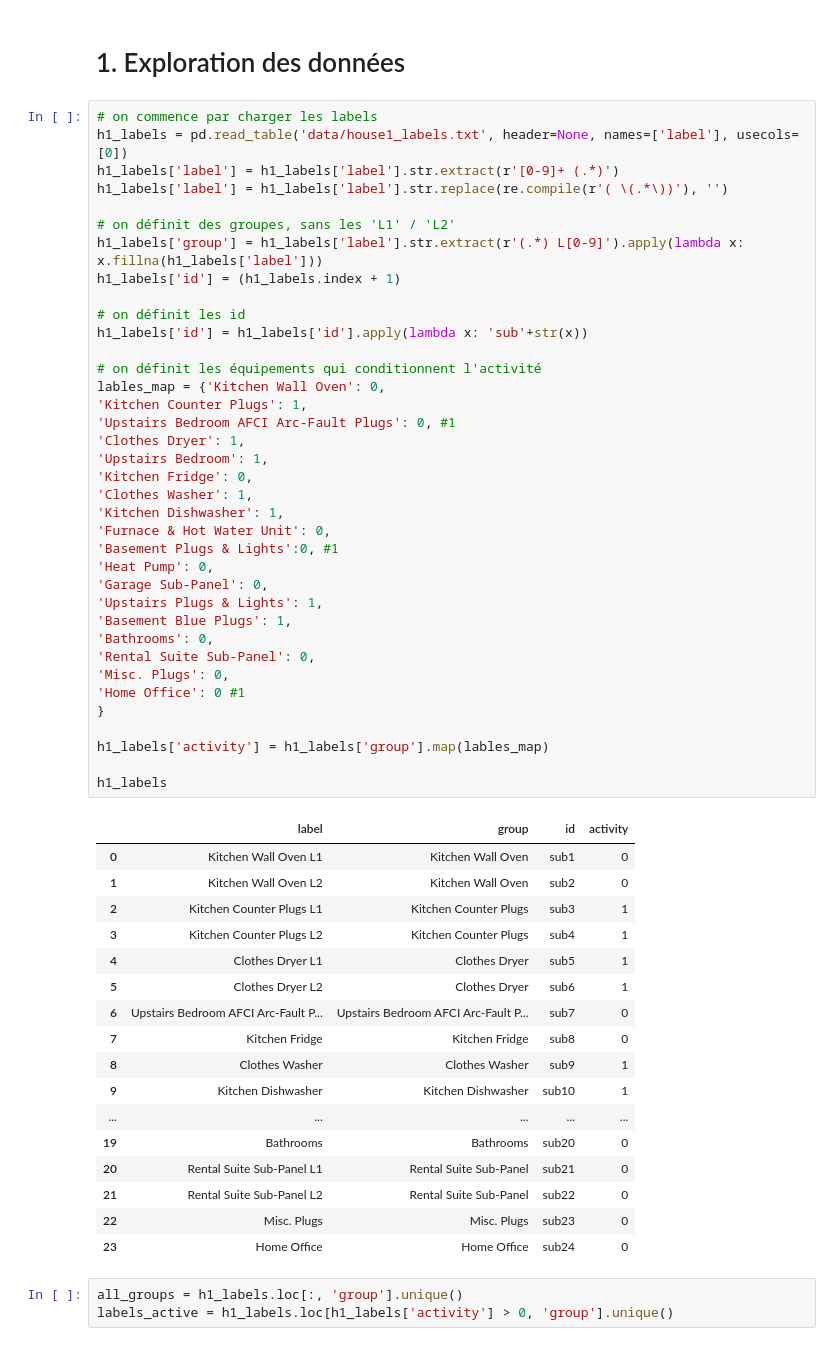
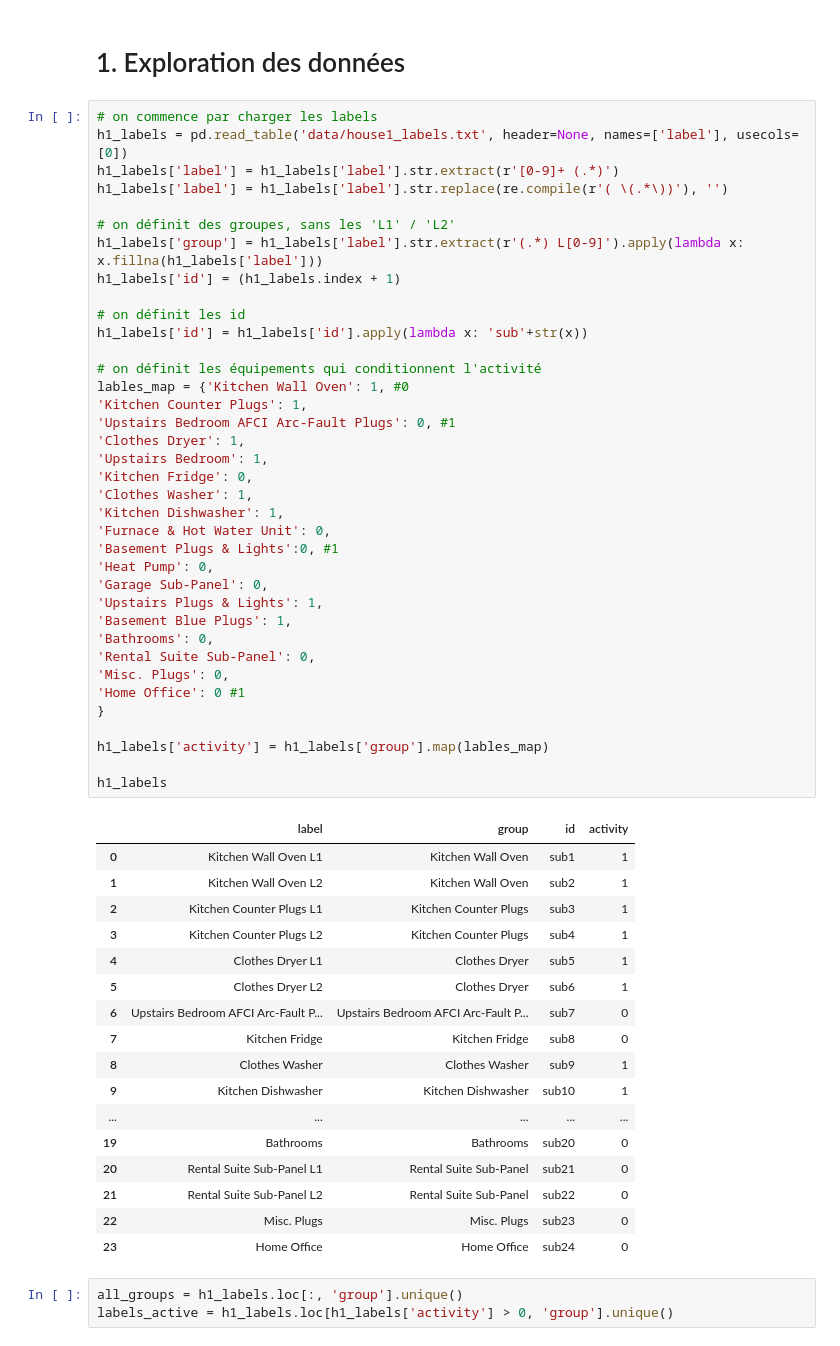
Before and after one commit to hugo-mi/Activity_Detection_From_Electrical_Consumption_Load_Curves, a Jupyter notebook: Exploratory Data Analysis/data_powers_house1_labelling.ipynb, the cells around one changed output. Cells and saved outputs as stored; diff of their text form.

```diff
--- a/Exploratory Data Analysis/data_powers_house1_labelling.ipynb
+++ b/Exploratory Data Analysis/data_powers_house1_labelling.ipynb
@@ -19,36 +19,36 @@ h1_labels['group'] = h1_labels['label'].str.extract(r'(.*) L[0-9]').apply(lambda
 h1_labels['id'] = (h1_labels.index + 1)
 
 # on définit les id
 h1_labels['id'] = h1_labels['id'].apply(lambda x: 'sub'+str(x))
 
 # on définit les équipements qui conditionnent l'activité
-lables_map = {'Kitchen Wall Oven': 0,
+lables_map = {'Kitchen Wall Oven': 1, #0
 'Kitchen Counter Plugs': 1,
 'Upstairs Bedroom AFCI Arc-Fault Plugs': 0, #1
 'Clothes Dryer': 1,
 'Upstairs Bedroom': 1,
 'Kitchen Fridge': 0,
 'Clothes Washer': 1,
 'Kitchen Dishwasher': 1,
 'Furnace & Hot Water Unit': 0,
 'Basement Plugs & Lights':0, #1
 'Heat Pump': 0,
 'Garage Sub-Panel': 0,
 'Upstairs Plugs & Lights': 1,
 'Basement Blue Plugs': 1,
 'Bathrooms': 0,
 'Rental Suite Sub-Panel': 0,
 'Misc. Plugs': 0,
 'Home Office': 0 #1
 }
 
 h1_labels['activity'] = h1_labels['group'].map(lables_map)
 
 h1_labels
 # %% [output]
 |  | label | group | id | activity |
-| 0 | Kitchen Wall Oven L1 | Kitchen Wall Oven | sub1 | 0 |
-| 1 | Kitchen Wall Oven L2 | Kitchen Wall Oven | sub2 | 0 |
+| 0 | Kitchen Wall Oven L1 | Kitchen Wall Oven | sub1 | 1 |
+| 1 | Kitchen Wall Oven L2 | Kitchen Wall Oven | sub2 | 1 |
 | 2 | Kitchen Counter Plugs L1 | Kitchen Counter Plugs | sub3 | 1 |
 | 3 | Kitchen Counter Plugs L2 | Kitchen Counter Plugs | sub4 | 1 |
 | 4 | Clothes Dryer L1 | Clothes Dryer | sub5 | 1 |
```
Also changed, not shown: parts of 1 cell of this notebook, 2 other files.
